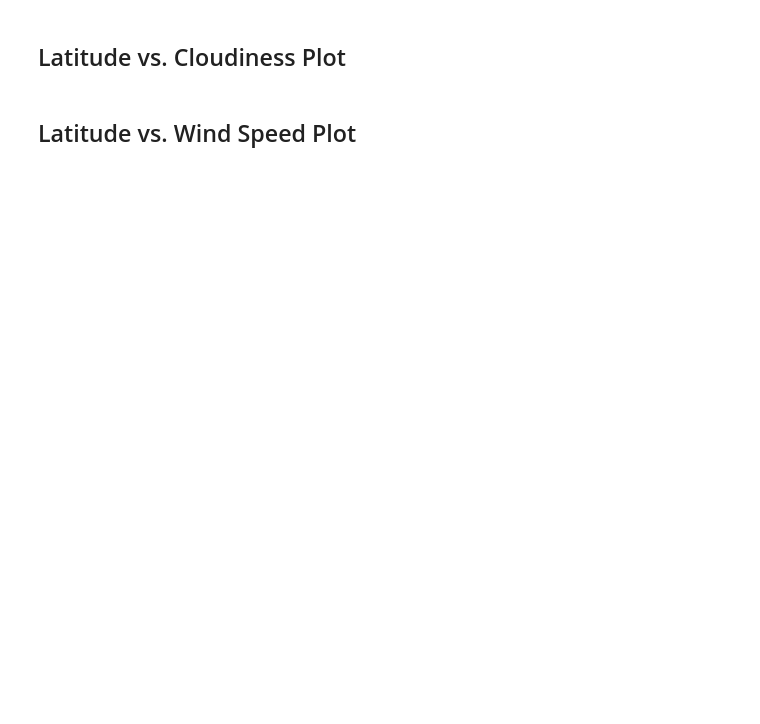
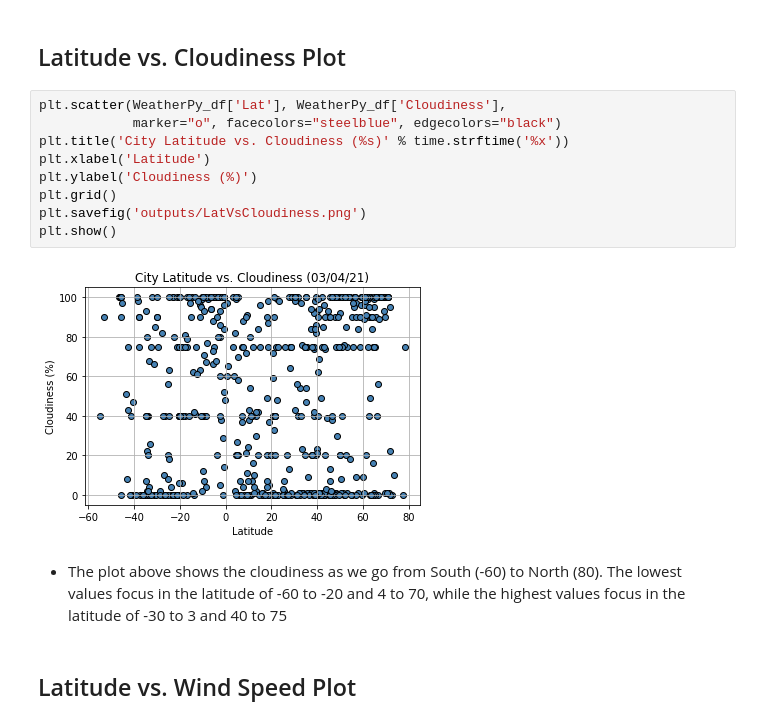
Before and after one commit to tnguyen0306/Python-API-What-is-the-Weather-Like, a Jupyter notebook: WeatherPy.ipynb, the cells around one changed output. Drawn from its saved outputs; the diff is of its cells as text; blank space fills up the shorter version.

```diff
--- a/WeatherPy.ipynb
+++ b/WeatherPy.ipynb
@@ -198,4 +218,17 @@ plt.ylabel('Max Temperature (F)')
 # %% [markdown]
 ## Latitude vs. Cloudiness Plot
+# %%
+plt.scatter(WeatherPy_df['Lat'], WeatherPy_df['Cloudiness'],
+            marker="o", facecolors="steelblue", edgecolors="black")
+plt.title('City Latitude vs. Cloudiness (%s)' % time.strftime('%x'))
+plt.xlabel('Latitude')
+plt.ylabel('Cloudiness (%)')
+plt.grid()
+plt.savefig('outputs/LatVsCloudiness.png')
+plt.show()
+# %% [output]
+[figure, added]
+# %% [markdown]
+* The plot above shows the cloudiness as we go from South (-60) to North (80). The lowest values focus in the latitude of -60 to -20 and 4 to 70, while the highest values focus in the latitude of -30 to 3 and 40 to 75
 # %% [markdown]
 ## Latitude vs. Wind Speed Plot
```
Also changed, not shown: parts of 6 cells of this notebook.
